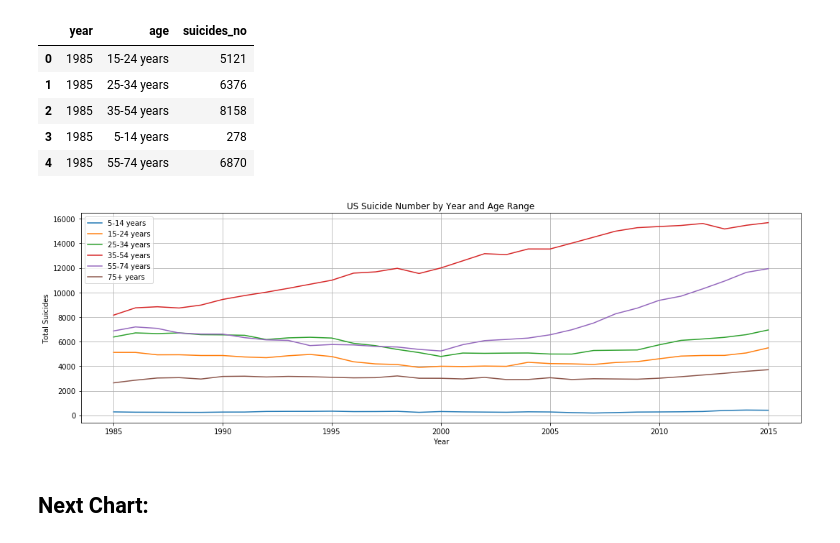
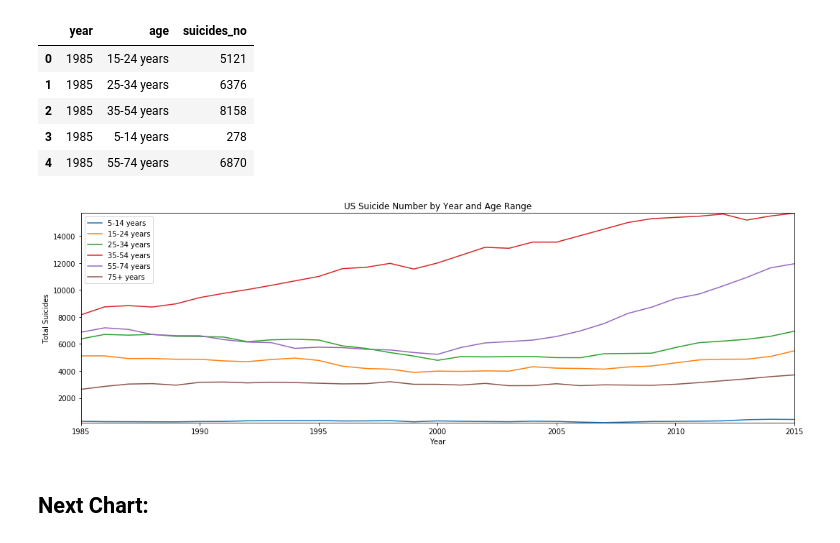
Before and after one commit to aeclaman/Project1, a Jupyter notebook: notebooks/graphs.ipynb, the cells around one changed output. Cells and saved outputs as stored; diff of their text form; code cells hidden in the pictures.

```diff
--- a/notebooks/graphs.ipynb
+++ b/notebooks/graphs.ipynb
@@ -146,35 +146,35 @@ df_tot_by_yr.head()
 # %%
 #Line graph age range vs. suicide rate in US
 age_grp_1 = df_tot_by_yr.loc[df_tot_by_yr['age']=="5-14 years", 'suicides_no']
 age_grp_2 = df_tot_by_yr.loc[df_tot_by_yr['age']=="15-24 years", 'suicides_no']
 age_grp_3 = df_tot_by_yr.loc[df_tot_by_yr['age']=="25-34 years", 'suicides_no']
 age_grp_4 = df_tot_by_yr.loc[df_tot_by_yr['age']=="35-54 years", 'suicides_no']
 age_grp_5 = df_tot_by_yr.loc[df_tot_by_yr['age']=="55-74 years", 'suicides_no']
 age_grp_6 = df_tot_by_yr.loc[df_tot_by_yr['age']=="75+ years", 'suicides_no']
 time_line = df_tot_by_yr['year'].unique()
 
 fig, ax = plt.subplots(figsize=(15, 5))
 ax.plot(time_line, age_grp_1, label="5-14 years")
 ax.plot(time_line, age_grp_2, label="15-24 years")
 ax.plot(time_line, age_grp_3, label="25-34 years")
 ax.plot(time_line, age_grp_4, label="35-54 years")
 ax.plot(time_line, age_grp_5, label="55-74 years")
 ax.plot(time_line, age_grp_6, label="75+ years")
 ax.legend()
 
 # Incorporate the other graph properties
 plt.title(f"US Suicide Number by Year and Age Range" )
 plt.ylabel("Total Suicides")
 plt.xlabel("Year")
-plt.grid(True)
+plt.margins(0)
 
 
 fig.tight_layout()
 fig.savefig(output_us_suicide_vs_age)
 
 plt.show()
 # %% [output]
-[figure, old version]
+[figure, new version]
 # %% [markdown]
 ## Next Chart:
 # %% [markdown]
```
Also changed, not shown: parts of 1 cell of this notebook, 2 other files.
